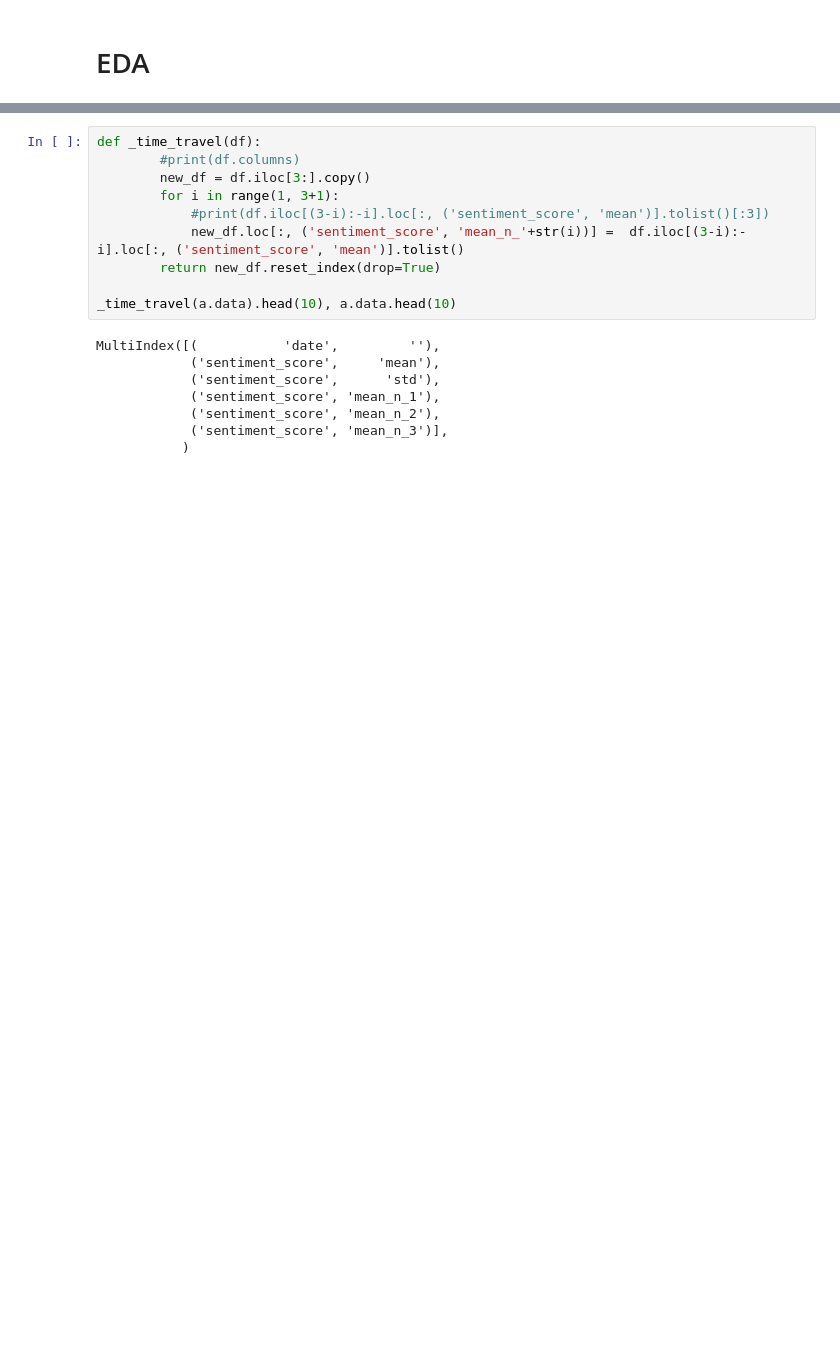
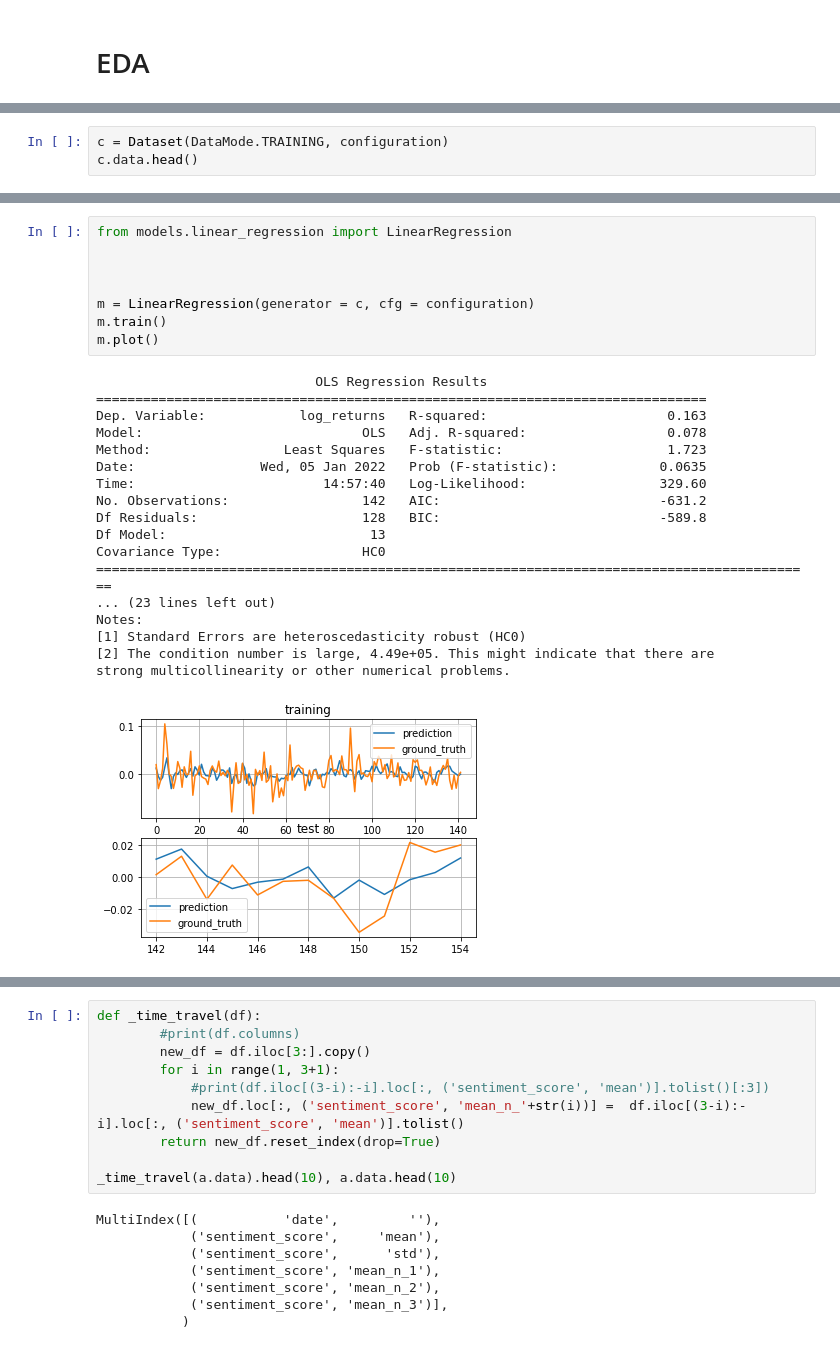
Before and after one commit to NizarGhandri/bitcoin_sentiment_analysis, a Jupyter notebook: Baseline.ipynb, the cells around one changed output, grey strips where cells are left out. Saved outputs shown, nothing was run; the diff lists cells and outputs as text; blank space fills up the shorter version.

```diff
--- a/Baseline.ipynb
+++ b/Baseline.ipynb
@@ -45,0 +28,3 @@ ImportError: cannot import name 'TrendReqs' from 'pytrends.request' (C:\Users\us
+# %%
+c = Dataset(DataMode.TRAINING, configuration)
+c.data.head()
@@ -45,0 +39,27 @@ ImportError: cannot import name 'TrendReqs' from 'pytrends.request' (C:\Users\us
+# %%
+from models.linear_regression import LinearRegression
+
+
+
+m = LinearRegression(generator = c, cfg = configuration)
+m.train()
+m.plot()
+# %% [output]
+                            OLS Regression Results
+==============================================================================
+Dep. Variable:            log_returns   R-squared:                       0.163
+Model:                            OLS   Adj. R-squared:                  0.078
+Method:                 Least Squares   F-statistic:                     1.723
+Date:                Wed, 05 Jan 2022   Prob (F-statistic):             0.0635
+Time:                        14:57:40   Log-Likelihood:                 329.60
+No. Observations:                 142   AIC:                            -631.2
+Df Residuals:                     128   BIC:                            -589.8
+Df Model:                          13
+Covariance Type:                  HC0
+============================================================================================
+... (23 lines left out)
+Notes:
+[1] Standard Errors are heteroscedasticity robust (HC0)
+[2] The condition number is large, 4.49e+05. This might indicate that there are
+strong multicollinearity or other numerical problems.
+[figure, added]
```
Also changed, not shown: parts of 28 cells of this notebook, 18 other files.
